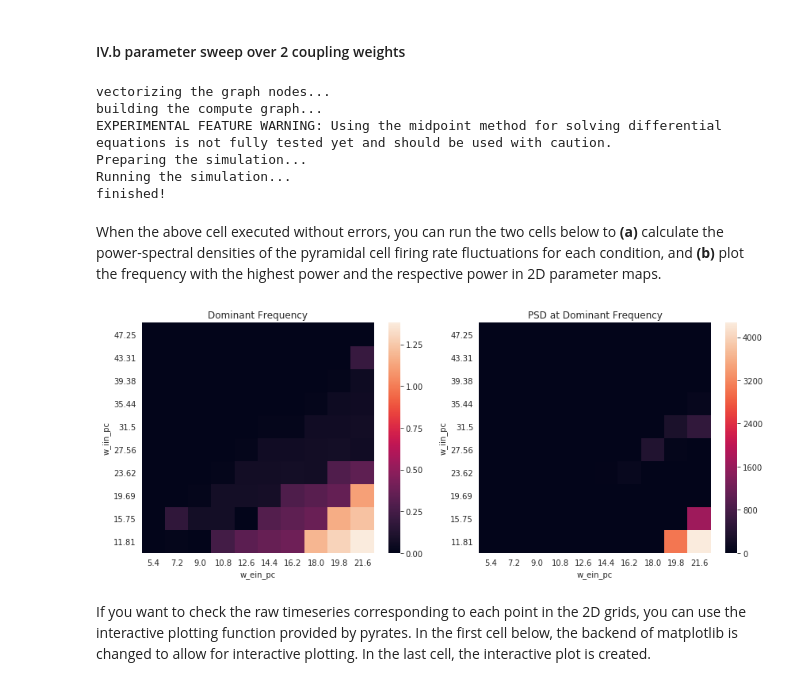
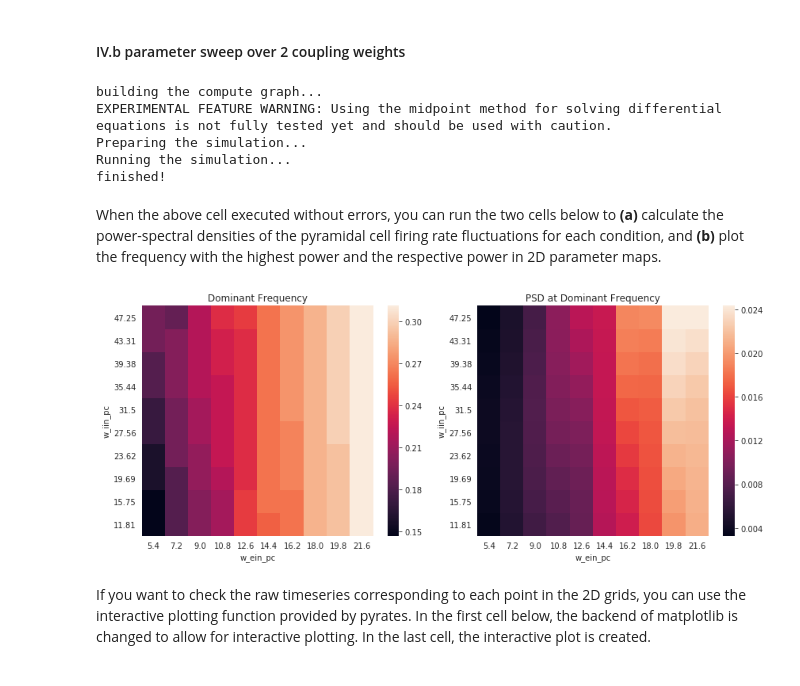
Before and after one commit to pyrates-neuroscience/PyRates, a Jupyter notebook: documentation/Solution_Build_Cortical_Microcircuit.ipynb, the cells around one changed output. Drawn from its saved outputs; the diff is of its cells as text; code cells hidden in the pictures.

```diff
--- a/documentation/Solution_Build_Cortical_Microcircuit.ipynb
+++ b/documentation/Solution_Build_Cortical_Microcircuit.ipynb
@@ -343,7 +346,7 @@ AttributeError: 'NoneType' object has no attribute 'operators'
 # definition of parameter sweep values
 w_ein_pc = np.linspace(0.5, 2.0, 10)*0.8*13.5
 w_iin_pc = np.linspace(0.5, 2.0, 10)*1.75*13.5
-J = [0.]
+J = [5.]
 
 # other simulation parameters
 T = 100.
@@ -355,22 +358,20 @@ inp = np.zeros((int(T/dt), 1)) + 3.
 #####################################
 
 # perform a parameter sweep / grid search over all combinations of tau_e and tau_i
-results = grid_search(circuit_temp,
-                      param_grid={'w_ep': w_ein_pc, 'w_ip': w_iin_pc, 'J': J},
-                      param_map={'w_ep': {'vars': ['weight'],
-                                          'edges': [('EIN', 'PC')]},
-                                 'w_ip': {'vars': ['weight'],
-                                          'edges': [('IIN', 'PC')]},
-                                 'J': {'vars': ['J'],
-                                       'nodes': ['PC', 'EIN', 'IIN']}},
-                      simulation_time=T, dt=dt, sampling_step_size=dts,
-                      inputs={'PC/Op_exc_syn/I_ext': inp},
-                      outputs={'r': 'PC/Op_exc_syn/r'},
-                      init_kwargs={'vectorization': 'nodes', 'build_in_place': False,
-                                   'solver': 'midpoint'},
-                      permute_grid=True)
+results, params = grid_search(circuit_temp,
+                              param_grid={'w_ep': w_ein_pc, 'w_ip': w_iin_pc, 'J': J},
+                              param_map={'w_ep': {'vars': ['weight'],
+                                                  'edges': [('PC', 'EIN')]},
+                                         'w_ip': {'vars': ['weight'],
+                                                  'edges': [('PC', 'IIN')]},
+                                         'J': {'vars': ['J'],
+                                               'nodes': ['PC', 'EIN', 'IIN']}},
+                              simulation_time=T, dt=dt, sampling_step_size=dts,
+                              inputs={'PC/Op_exc_syn/I_ext': inp},
+                              outputs={'r': 'PC/Op_exc_syn/r'},
+                              init_kwargs={'vectorization': 'nodes', 'solver': 'midpoint'},
+                              permute_grid=True)
 # %% [output]
-vectorizing the graph nodes...
 building the compute graph...
 EXPERIMENTAL FEATURE WARNING: Using the midpoint method for solving differential equations is not fully tested yet and should be used with caution.
 Preparing the simulation...
@@ -387,34 +388,34 @@ from pyrates.utility import fft
 # calculate power-spectral density of firing rate fluctuations
 max_freq = np.zeros((len(w_ein_pc), len(w_iin_pc)))
 max_pow = np.zeros_like(max_freq)
-for we in w_ein_pc:
-    for wi in w_iin_pc:
-        freqs, power = fft(results[we][wi], tmin=40.0)
-        idx_r, idx_c = np.argwhere(w_ein_pc == we)[0], np.argwhere(w_iin_pc == wi)[0]
-        max_idx = np.argmax(power)
-        max_freq[idx_r, idx_c] = freqs[max_idx]
-        max_pow[idx_r, idx_c] = power[max_idx]
+for key in params.index:
+    freqs, power = fft(results[key], tmin=20.0)
+    idx_c = np.argwhere(w_ein_pc == params.loc[key, 'w_ep'])[0]
+    idx_r = np.argwhere(w_iin_pc == params.loc[key, 'w_ip'])[0]
+    max_idx = np.argmax(power)
+    max_freq[idx_r, idx_c] = freqs[max_idx]
+    max_pow[idx_r, idx_c] = power[max_idx]
 # %%
 # NO TODO: Below the dominating frequency and its power are plotted
 ###################################################################
 
 from pyrates.utility import plot_connectivity
 
 # create 2D plots of maximum frequency and PSD for each parameter set
 fig, axes = plt.subplots(ncols=2, figsize=(12, 5))
-plot_connectivity(max_freq.T, xticklabels=np.round(w_ein_pc, decimals=2),
+plot_connectivity(max_freq, xticklabels=np.round(w_ein_pc, decimals=2),
                   yticklabels=np.round(w_iin_pc, decimals=2), ax=axes[0])
 axes[0].set_xlabel('w_ein_pc')
 axes[0].set_ylabel('w_iin_pc')
 axes[0].set_title('Dominant Frequency')
 plot_connectivity(max_pow.T, xticklabels=np.round(w_ein_pc, decimals=2),
                   yticklabels=np.round(w_iin_pc, decimals=2), ax=axes[1])
 axes[1].set_xlabel('w_ein_pc')
 axes[1].set_ylabel('w_iin_pc')
 axes[1].set_title('PSD at Dominant Frequency')
 plt.tight_layout()
 # %% [output]
-[figure, old version]
+[figure, new version]
 # %% [markdown]
 If you want to check the raw timeseries corresponding to each point in the 2D grids, you can use the interactive plotting function provided by pyrates. In the first cell below, the backend of matplotlib is changed to allow for interactive plotting. In the last cell, the interactive plot is created.
 # %%
```
Also changed, not shown: parts of 7 cells of this notebook, 4 other files.
